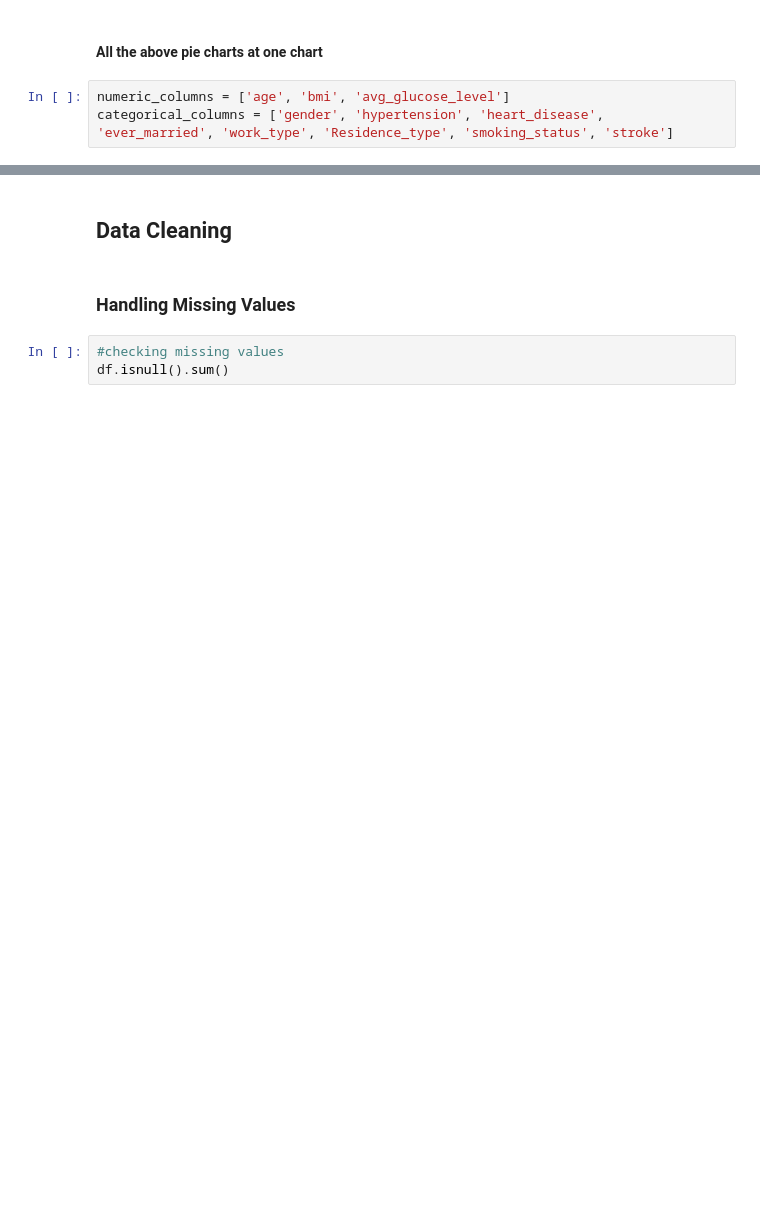
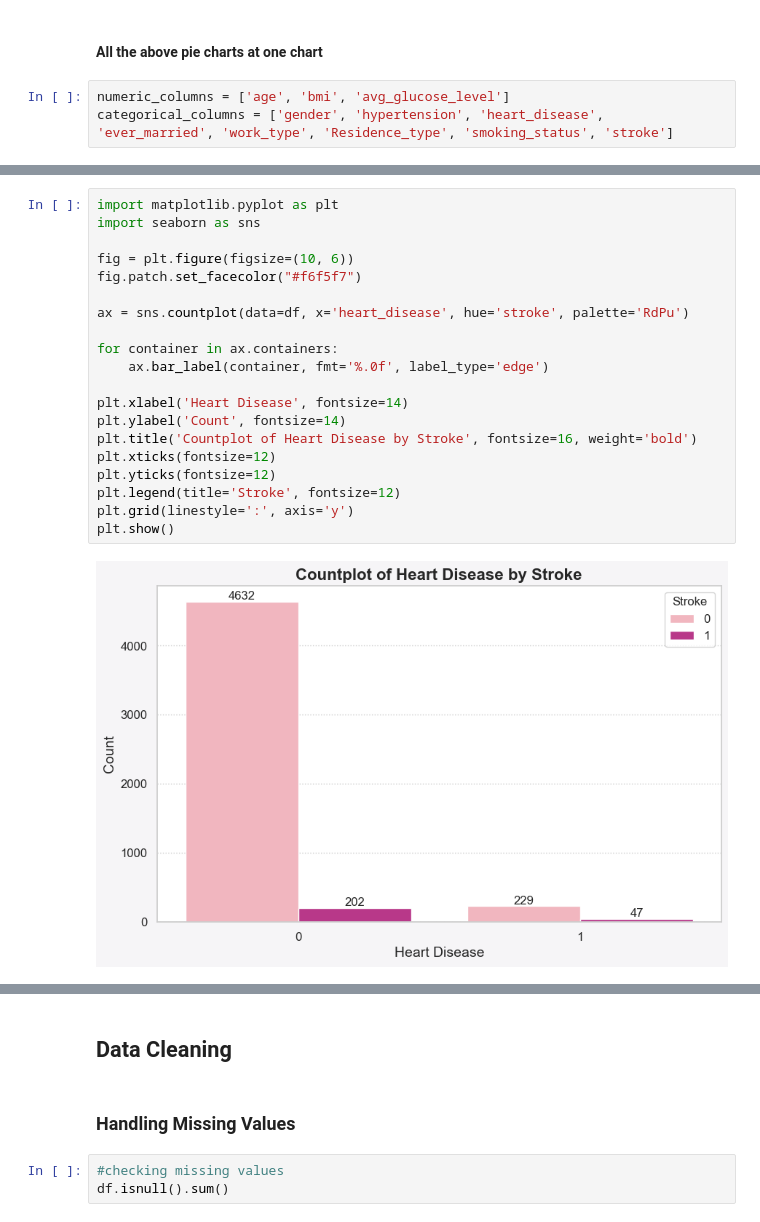
Before and after one commit to HChandeepa/Stroke-Risk-Prediction-System-A_Machine_Learning_Approach, a Jupyter notebook: Stroke.ipynb, the cells around one changed output, grey strips where cells are left out. Drawn from its saved outputs; the diff is of its cells as text; blank space fills up the shorter version.

```diff
--- a/Stroke.ipynb
+++ b/Stroke.ipynb
@@ -268,0 +266,22 @@ NameError: name 'gguyhguyguygy' is not defined
+# %%
+import matplotlib.pyplot as plt
+import seaborn as sns
+
+fig = plt.figure(figsize=(10, 6))
+fig.patch.set_facecolor("#f6f5f7")
+
+ax = sns.countplot(data=df, x='heart_disease', hue='stroke', palette='RdPu')
+
+for container in ax.containers:
+    ax.bar_label(container, fmt='%.0f', label_type='edge')
+
+plt.xlabel('Heart Disease', fontsize=14)
+plt.ylabel('Count', fontsize=14)
+plt.title('Countplot of Heart Disease by Stroke', fontsize=16, weight='bold')
+plt.xticks(fontsize=12)
+plt.yticks(fontsize=12)
+plt.legend(title='Stroke', fontsize=12)
+plt.grid(linestyle=':', axis='y')
+plt.show()
+# %% [output]
+[figure, added]
```
Also changed, not shown: parts of 61 cells of this notebook, 1 other file.
